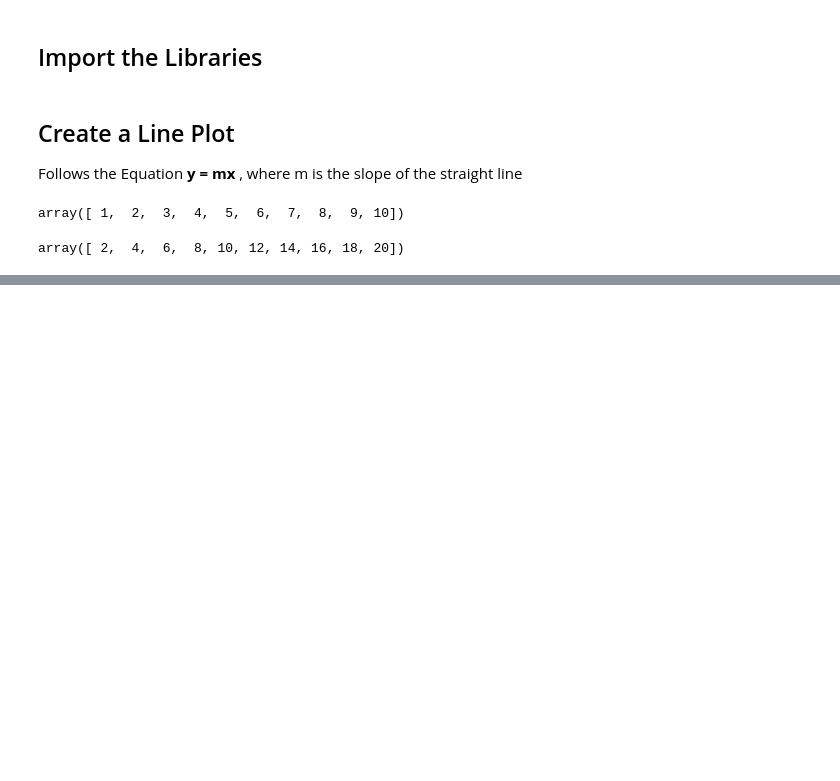
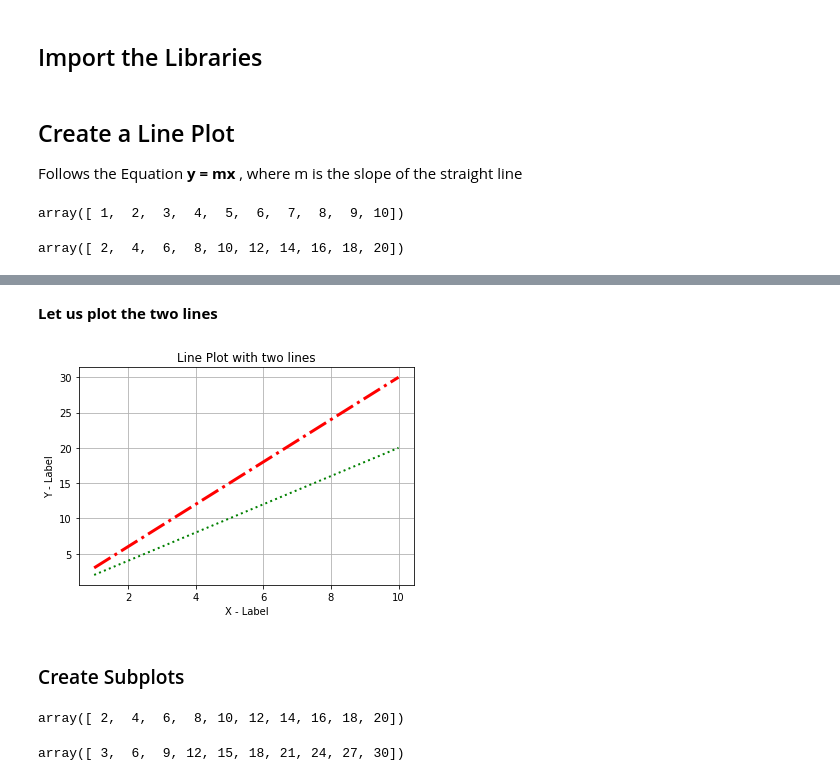
Before and after one commit to World-of-ML-AI/Data-Analysis-Tools, a Jupyter notebook: Matplotlib/Matplotlib Tutorial.ipynb, the cells around one changed output, grey strips where cells are left out. Cells and saved outputs as stored; diff of their text form; code cells hidden in the pictures; blank space fills up the shorter version.

```diff
--- a/Matplotlib/Matplotlib Tutorial.ipynb
+++ b/Matplotlib/Matplotlib Tutorial.ipynb
@@ -32,0 +45,4 @@ plt.show()
+# %%
+x_new = np.arange(1, 11)
+y1 = 2 * x_new
+y2 = 3 * x_new
@@ -32,0 +57,14 @@ plt.show()
+# %% [markdown]
+**Let us plot the two lines**
+# %%
+plt.plot(x_new, y1, color = 'green', linestyle = ':', linewidth = 2)
+plt.plot(x_new, y2, color = 'red', linestyle = '-.', linewidth = 3)
+plt.title("Line Plot with two lines")
+plt.xlabel("X - Label")
+plt.ylabel("Y - Label")
+plt.grid(True)
+plt.show()
+# %% [output]
+[figure, added]
+# %% [markdown]
+### Create Subplots
@@ -32,0 +76,8 @@ plt.show()
+# %%
+y1_new
+# %% [output]
+array([ 2,  4,  6,  8, 10, 12, 14, 16, 18, 20])
+# %%
+y2_new
+# %% [output]
+array([ 3,  6,  9, 12, 15, 18, 21, 24, 27, 30])
```
Also changed, not shown: parts of 18 cells of this notebook.
